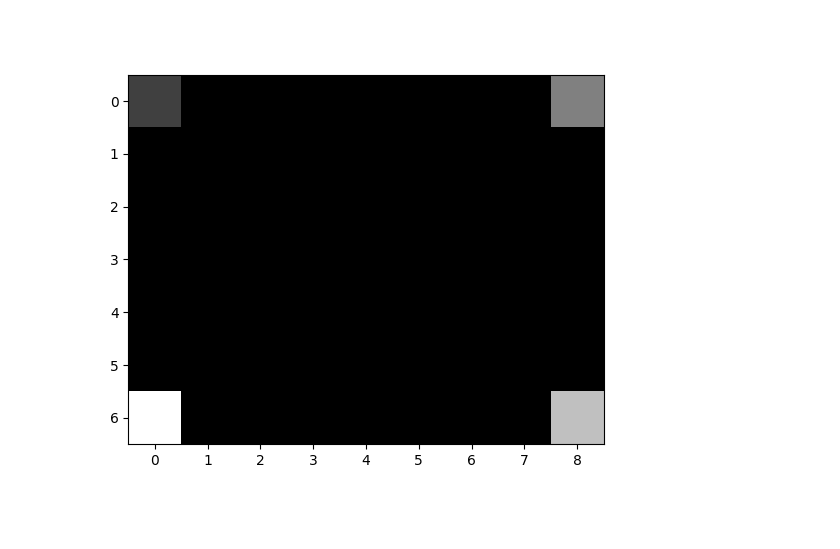
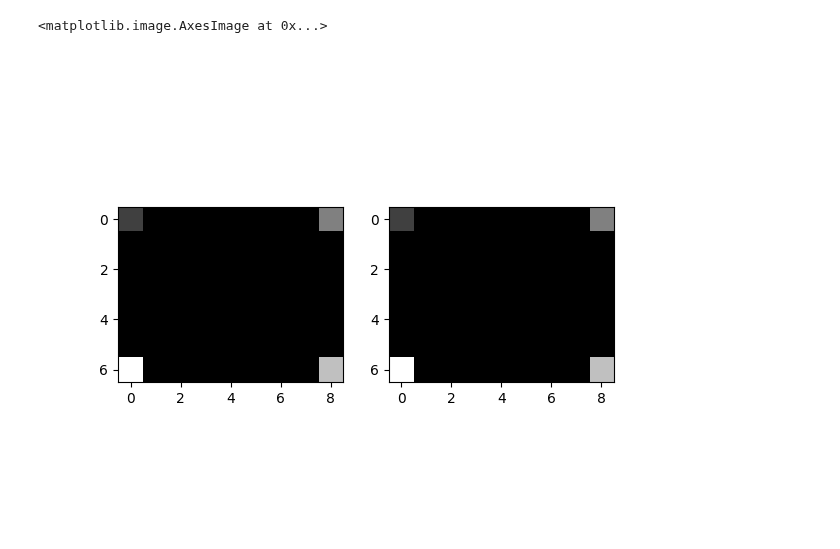
Before and after one commit to uellue/TemGymCore, a Jupyter notebook: fourdstem_example/four_corners.ipynb, the cells around one changed output. Drawn from its saved outputs; the diff is of its cells as text; code cells hidden in the pictures.

```diff
--- a/fourdstem_example/four_corners.ipynb
+++ b/fourdstem_example/four_corners.ipynb
@@ -83,25 +67,28 @@ sample_interpolant = RegularGridInterpolator(
 # %%
-
-img = test_image
-fig, ax = plt.subplots()
-ax.imshow(img, cmap='gray')
-
-
 PointSource, ScanGrid, Descanner, Detector = model
 
-fourdstem_array = jnp.zeros((ScanGrid.scan_shape[0]*ScanGrid.scan_shape[1], *Detector.det_shape), dtype=jnp.complex64)
+fourdstem_array = np.zeros((ScanGrid.scan_shape[0], ScanGrid.scan_shape[1], *Detector.det_shape), dtype=np.float32)
 
-fourdstem_array = compute_fourdstem_dataset(
-    stem_model, fourdstem_array, sample_interpolant
-)
+cy, cx = np.asarray(Detector.det_shape) // 2
+fourdstem_array[0, 0, cy, cx] = 1.
+fourdstem_array[0, -1, cy, cx] = 2.
+fourdstem_array[-1, -1, cy, cx] = 3.
+fourdstem_array[-1, 0, cy, cx] = 4.
+fourdstem_array = fourdstem_array.reshape(-1, *Detector.det_shape)
 
 sample_px_ys, sample_px_xs, detector_intensities = compute_scan_grid_rays_and_intensities(
-    stem_model, fourdstem_array.reshape(-1, *Detector.det_shape)
+    stem_model, fourdstem_array
 )
 
 sample_px_ys = np.array(sample_px_ys, dtype=np.int32).flatten()
 sample_px_xs = np.array(sample_px_xs, dtype=np.int32).flatten()
 detector_intensities = np.array(detector_intensities, dtype=np.float32).flatten()
-# %% [output]
-[figure, removed]
+# %%
+img = test_image
+fig, axs = plt.subplots(1, 2)
+axs[0].imshow(img, cmap='gray')
+axs[1].imshow(fourdstem_array.sum(axis=(1, 2)).reshape(ScanGrid.scan_shape), cmap='gray')
+# %% [output]
+<matplotlib.image.AxesImage at 0x...>
+[figure, added]
 # %%
```
Also changed, not shown: parts of 4 cells of this notebook.
